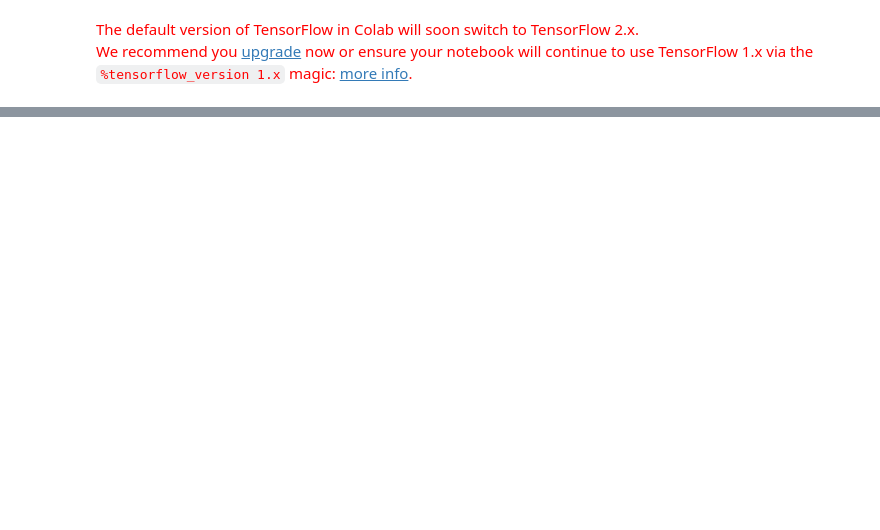
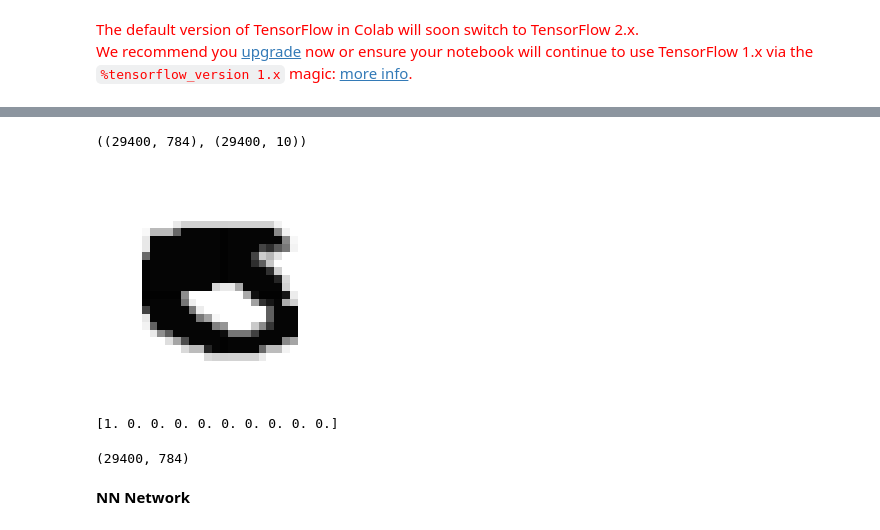
Before and after one commit to Sameer55555/Data-Science-Projects, a Jupyter notebook: Digit_recognizer.ipynb, the cells around one changed output, grey strips where cells are left out. Saved outputs shown, nothing was run; the diff lists cells and outputs as text; code cells hidden in the pictures; blank space fills up the shorter version.

```diff
--- a/Digit_recognizer.ipynb
+++ b/Digit_recognizer.ipynb
@@ -15,0 +39,2 @@ We recommend you upgrade now or ensure your notebook will continue to use Tensor
+# %%
+train_data = pd.read_csv('train.csv')
@@ -15,0 +63,34 @@ We recommend you upgrade now or ensure your notebook will continue to use Tensor
+# %%
+X = train_data.drop(['label'], axis=1)
+y = train_data['label']
+# %%
+from sklearn.model_selection import train_test_split
+from tensorflow.keras.utils import to_categorical
+X_train, X_test, y_train, y_test = train_test_split(X,y, test_size = 0.30, random_state = 42)
+X_train = np.array(X_train)
+X_train = preprocessing.normalize(X_train)
+X_test = np.array(X_test)
+X_test = preprocessing.normalize(X_test)
+y_train = to_categorical(y_train)
+y_test = to_categorical(y_test)
+# %%
+X_train.shape, y_train.shape
+# %% [output]
+((29400, 784), (29400, 10))
+# %%
+#Visualizing the image.
+import matplotlib.pyplot as plt
+i = 5
+plt.imshow(X_train[i,:].reshape(28,28), cmap = plt.cm.binary)
+plt.axis("off")
+plt.show()
+print(y_train[i])
+# %% [output]
+[figure, added]
+[1. 0. 0. 0. 0. 0. 0. 0. 0. 0.]
+# %%
+X_train.shape
+# %% [output]
+(29400, 784)
+# %% [markdown]
+**NN Network**
```
Also changed, not shown: parts of 17 cells of this notebook.
